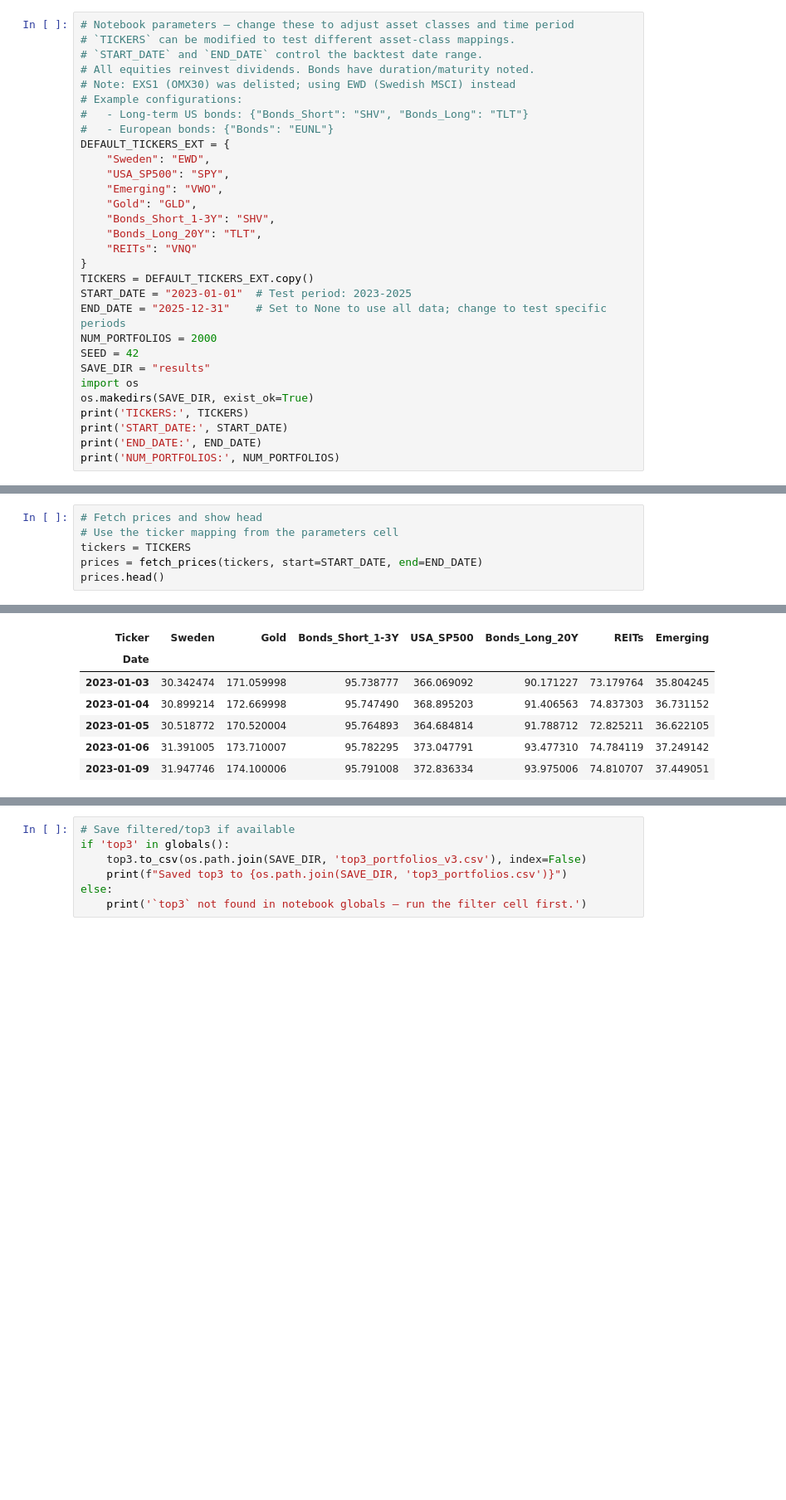
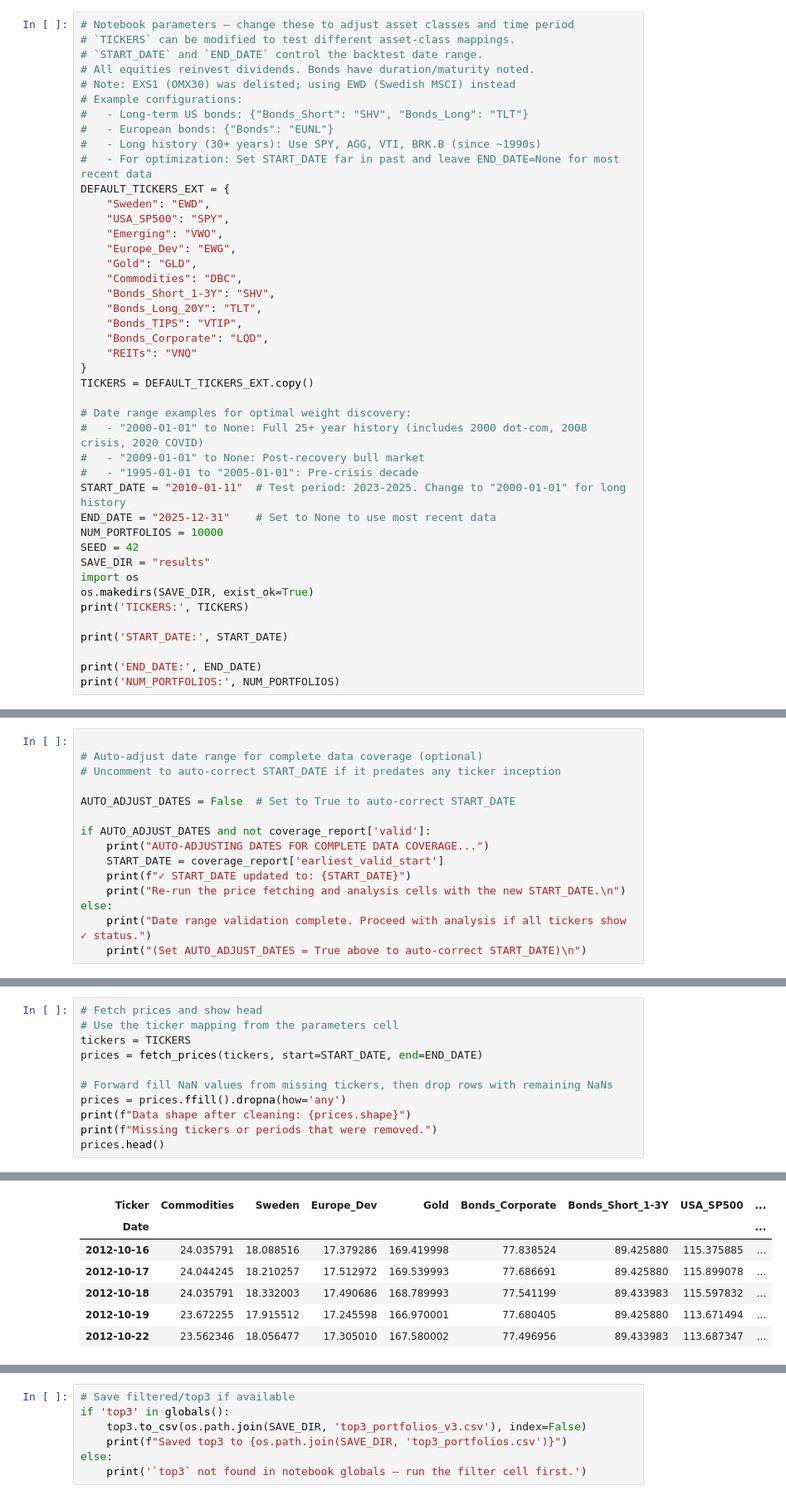
Before and after one commit to Dominique-Thorendal-Research/Long-Term-Buy-and-Hold-Portfolio, a Jupyter notebook: long_term_portfolio_full.ipynb, the cells around one changed output, grey strips where cells are left out. Shown at 83% size. Drawn from its saved outputs; the diff is of its cells as text; blank space fills up the shorter version.

```diff
--- a/long_term_portfolio_full.ipynb
+++ b/long_term_portfolio_full.ipynb
@@ -31,25 +37,38 @@ Changes to Add:
 # Example configurations:
 #   - Long-term US bonds: {"Bonds_Short": "SHV", "Bonds_Long": "TLT"}
 #   - European bonds: {"Bonds": "EUNL"}
+#   - Long history (30+ years): Use SPY, AGG, VTI, BRK.B (since ~1990s)
+#   - For optimization: Set START_DATE far in past and leave END_DATE=None for most recent data
 DEFAULT_TICKERS_EXT = {
     "Sweden": "EWD",
     "USA_SP500": "SPY",
     "Emerging": "VWO",
+    "Europe_Dev": "EWG",
     "Gold": "GLD",
+    "Commodities": "DBC",
     "Bonds_Short_1-3Y": "SHV",
     "Bonds_Long_20Y": "TLT",
+    "Bonds_TIPS": "VTIP",
+    "Bonds_Corporate": "LQD",
     "REITs": "VNQ"
 }
 TICKERS = DEFAULT_TICKERS_EXT.copy()
-START_DATE = "2023-01-01"  # Test period: 2023-2025
-END_DATE = "2025-12-31"    # Set to None to use all data; change to test specific periods
-NUM_PORTFOLIOS = 2000
+
+# Date range examples for optimal weight discovery:
+#   - "2000-01-01" to None: Full 25+ year history (includes 2000 dot-com, 2008 crisis, 2020 COVID)
+#   - "2009-01-01" to None: Post-recovery bull market
+#   - "1995-01-01 to "2005-01-01": Pre-crisis decade
+START_DATE = "2010-01-11"  # Test period: 2023-2025. Change to "2000-01-01" for long history
+END_DATE = "2025-12-31"    # Set to None to use most recent data
+NUM_PORTFOLIOS = 10000
 SEED = 42
 SAVE_DIR = "results"
 import os
 os.makedirs(SAVE_DIR, exist_ok=True)
 print('TICKERS:', TICKERS)
+
 print('START_DATE:', START_DATE)
+
 print('END_DATE:', END_DATE)
 print('NUM_PORTFOLIOS:', NUM_PORTFOLIOS)
 # %% [output]
@@ -137,0 +311,15 @@ def portfolio_metrics_from_returns(portfolio_rets: pd.Series, start_value: float
+# %%
+
+# Auto-adjust date range for complete data coverage (optional)
+# Uncomment to auto-correct START_DATE if it predates any ticker inception
+
+AUTO_ADJUST_DATES = False  # Set to True to auto-correct START_DATE
+
+if AUTO_ADJUST_DATES and not coverage_report['valid']:
+    print("AUTO-ADJUSTING DATES FOR COMPLETE DATA COVERAGE...")
+    START_DATE = coverage_report['earliest_valid_start']
+    print(f"✓ START_DATE updated to: {START_DATE}")
+    print("Re-run the price fetching and analysis cells with the new START_DATE.\n")
+else:
+    print("Date range validation complete. Proceed with analysis if all tickers show ✓ status.")
+    print("(Set AUTO_ADJUST_DATES = True above to auto-correct START_DATE)\n")
@@ -140,5 +331,10 @@ def portfolio_metrics_from_returns(portfolio_rets: pd.Series, start_value: float
 # Use the ticker mapping from the parameters cell
 tickers = TICKERS
 prices = fetch_prices(tickers, start=START_DATE, end=END_DATE)
+
+# Forward fill NaN values from missing tickers, then drop rows with remaining NaNs
+prices = prices.ffill().dropna(how='any')
+print(f"Data shape after cleaning: {prices.shape}")
+print(f"Missing tickers or periods that were removed.")
 prices.head()
 # %% [output]
@@ -145,10 +343,10 @@ prices.head()
-| Ticker | Sweden | Gold | Bonds_Short_1-3Y | USA_SP500 | Bonds_Long_20Y | REITs | Emerging |
-| Date |  |  |  |  |  |  |  |
-| 2023-01-03 | 30.342474 | 171.059998 | 95.738777 | 366.069092 | 90.171227 | 73.179764 | 35.804245 |
-| 2023-01-04 | 30.899214 | 172.669998 | 95.747490 | 368.895203 | 91.406563 | 74.837303 | 36.731152 |
-| 2023-01-05 | 30.518772 | 170.520004 | 95.764893 | 364.684814 | 91.788712 | 72.825211 | 36.622105 |
-| 2023-01-06 | 31.391005 | 173.710007 | 95.782295 | 373.047791 | 93.477310 | 74.784119 | 37.249142 |
-| 2023-01-09 | 31.947746 | 174.100006 | 95.791008 | 372.836334 | 93.975006 | 74.810707 | 37.449051 |
+| Ticker | Commodities | Sweden | Europe_Dev | Gold | Bonds_Corporate | Bonds_Short_1-3Y | USA_SP500 | ... |
+| Date |  |  |  |  |  |  |  | ... |
+| 2012-10-16 | 24.035791 | 18.088516 | 17.379286 | 169.419998 | 77.838524 | 89.425880 | 115.375885 | ... |
+| 2012-10-17 | 24.044245 | 18.210257 | 17.512972 | 169.539993 | 77.686691 | 89.425880 | 115.899078 | ... |
+| 2012-10-18 | 24.035791 | 18.332003 | 17.490686 | 168.789993 | 77.541199 | 89.433983 | 115.597832 | ... |
+| 2012-10-19 | 23.672255 | 17.915512 | 17.245598 | 166.970001 | 77.680405 | 89.425880 | 113.671494 | ... |
+| 2012-10-22 | 23.562346 | 18.056477 | 17.305010 | 167.580002 | 77.496956 | 89.433983 | 113.687347 | ... |
 # %%
 # Compute returns, apply fees and compute portfolio metrics
 returns = compute_returns(prices, method="simple")
```
Also changed, not shown: parts of 16 cells of this notebook.
